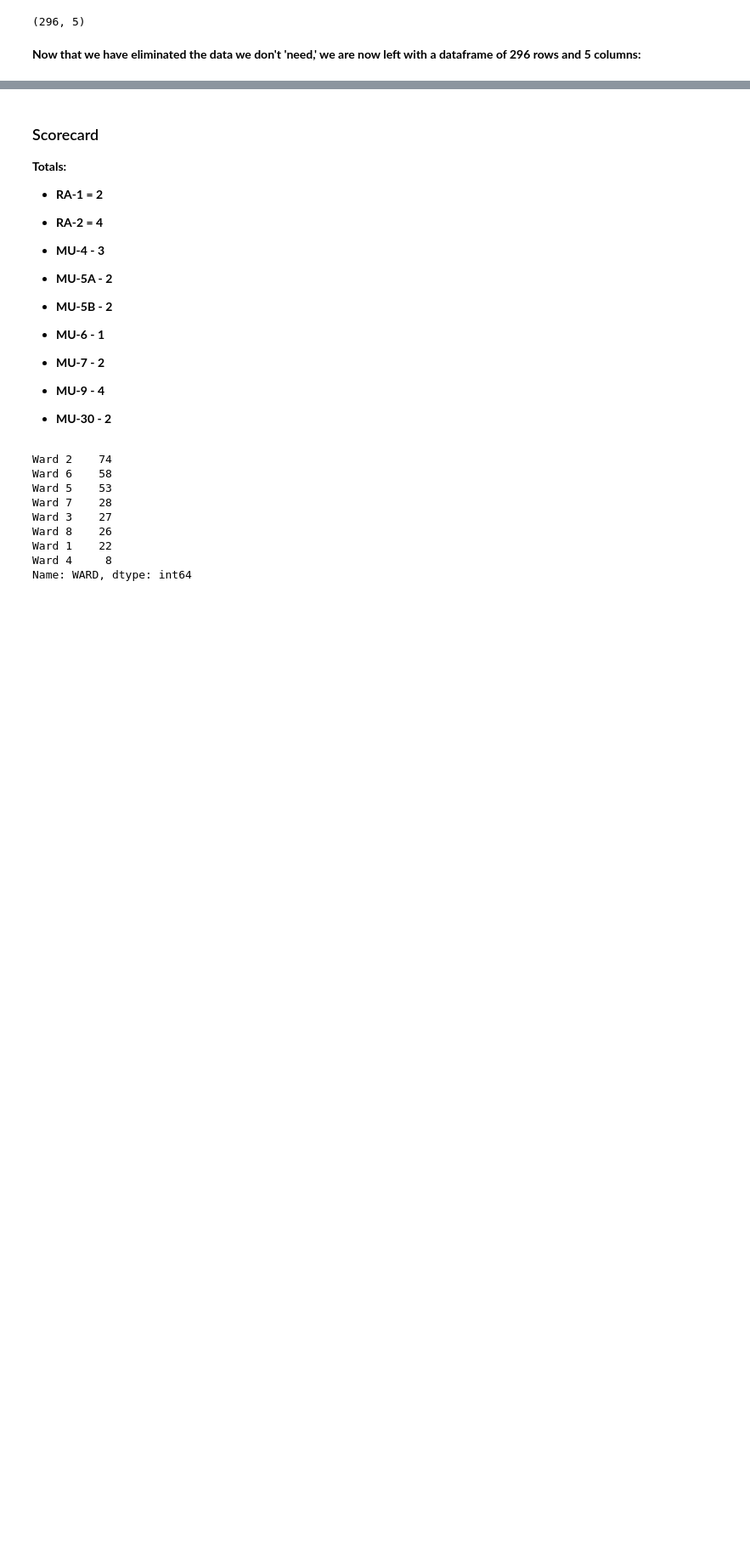
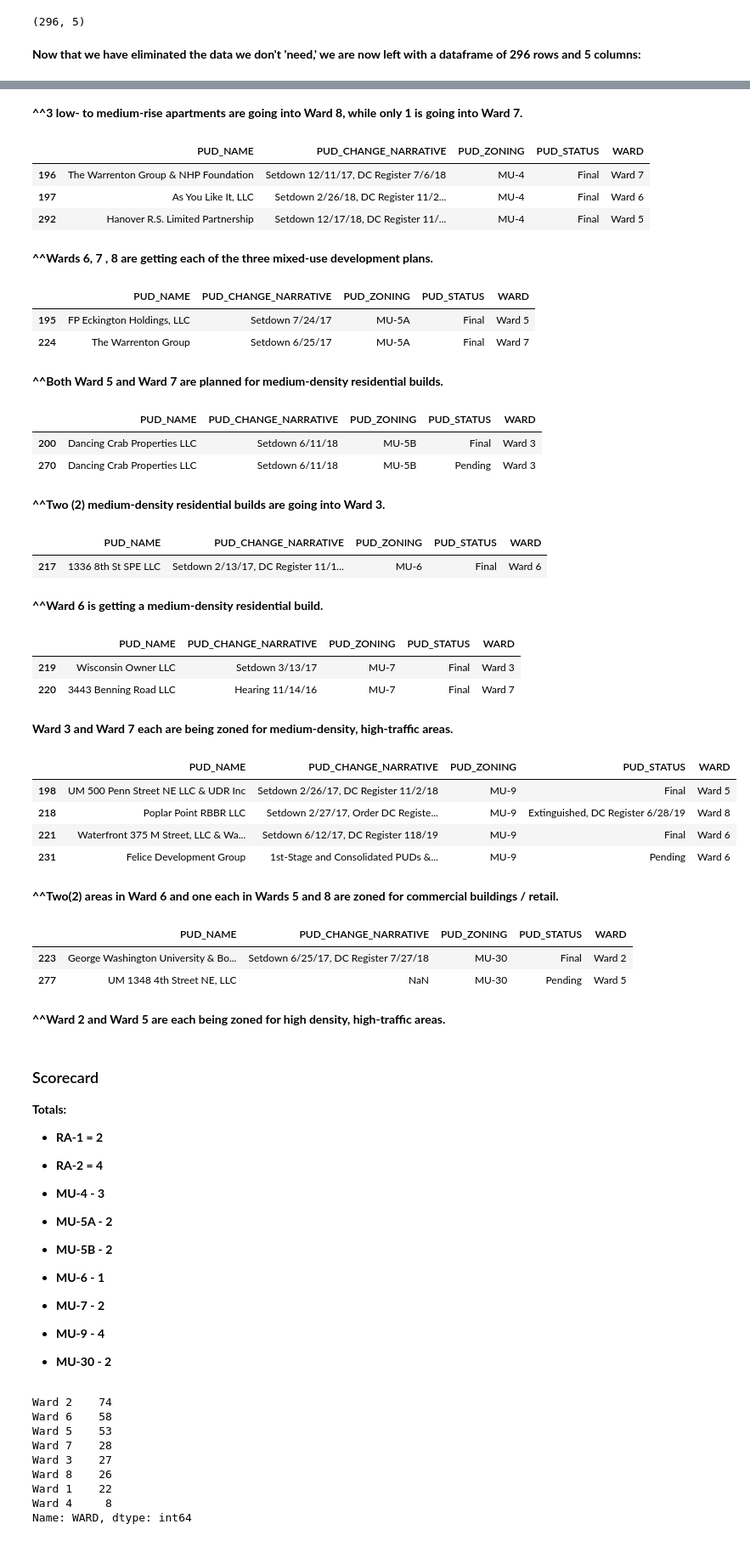
Before and after one commit to hud-capstone/hud-capstone.github.io, a Jupyter notebook: CAPSTONE_SCRATCHPAD.ipynb, the cells around one changed output, grey strips where cells are left out. Shown at 85% size. Drawn from its saved outputs; the diff is of its cells as text; code cells hidden in the pictures; blank space fills up the shorter version.

```diff
--- a/CAPSTONE_SCRATCHPAD.ipynb
+++ b/CAPSTONE_SCRATCHPAD.ipynb
@@ -2070,3 +2072,63 @@ Name: PUD_ZONING, dtype: int64
+# %% [markdown]
+**^^3 low- to medium-rise apartments are going into Ward 8, while only 1 is going into Ward 7.**
+# %%
+df1[df1['PUD_ZONING']=='MU-4']
+# %% [output]
+|  | PUD_NAME | PUD_CHANGE_NARRATIVE | PUD_ZONING | PUD_STATUS | WARD |
+| 196 | The Warrenton Group & NHP Foundation | Setdown 12/11/17, DC Register 7/6/18 | MU-4 | Final | Ward 7 |
+| 197 | As You Like It, LLC | Setdown 2/26/18, DC Register 11/2... | MU-4 | Final | Ward 6 |
+| 292 | Hanover R.S. Limited Partnership | Setdown 12/17/18, DC Register 11/... | MU-4 | Final | Ward 5 |
+# %% [markdown]
+**^^Wards 6, 7 , 8 are getting each of the three mixed-use development plans.**
+# %%
+df1[df1['PUD_ZONING']=='MU-5A']
+# %% [output]
+|  | PUD_NAME | PUD_CHANGE_NARRATIVE | PUD_ZONING | PUD_STATUS | WARD |
+| 195 | FP Eckington Holdings, LLC | Setdown 7/24/17 | MU-5A | Final | Ward 5 |
+| 224 | The Warrenton Group | Setdown 6/25/17 | MU-5A | Final | Ward 7 |
+# %% [markdown]
+**^^Both Ward 5 and Ward 7 are planned for medium-density residential builds.**
+# %%
+df1[df1['PUD_ZONING']=='MU-5B']
+# %% [output]
+|  | PUD_NAME | PUD_CHANGE_NARRATIVE | PUD_ZONING | PUD_STATUS | WARD |
+| 200 | Dancing Crab Properties LLC | Setdown 6/11/18 | MU-5B | Final | Ward 3 |
+| 270 | Dancing Crab Properties LLC | Setdown 6/11/18 | MU-5B | Pending | Ward 3 |
+# %% [markdown]
+**^^Two (2) medium-density residential builds are going into Ward 3.**
+# %%
+df1[df1['PUD_ZONING']=='MU-6']
+# %% [output]
+|  | PUD_NAME | PUD_CHANGE_NARRATIVE | PUD_ZONING | PUD_STATUS | WARD |
+| 217 | 1336 8th St SPE LLC | Setdown 2/13/17, DC Register 11/1... | MU-6 | Final | Ward 6 |
+# %% [markdown]
+**^^Ward 6 is getting a medium-density residential build.**
+# %%
+df1[df1['PUD_ZONING']=='MU-7']
+# %% [output]
+|  | PUD_NAME | PUD_CHANGE_NARRATIVE | PUD_ZONING | PUD_STATUS | WARD |
+| 219 | Wisconsin Owner LLC | Setdown 3/13/17 | MU-7 | Final | Ward 3 |
+| 220 | 3443 Benning Road LLC | Hearing 11/14/16 | MU-7 | Final | Ward 7 |
+# %% [markdown]
+**Ward 3 and Ward 7 each are being zoned for medium-density, high-traffic areas.**
+# %%
+df1[df1['PUD_ZONING']=='MU-9']
+# %% [output]
+|  | PUD_NAME | PUD_CHANGE_NARRATIVE | PUD_ZONING | PUD_STATUS | WARD |
+| 198 | UM 500 Penn Street NE LLC & UDR Inc | Setdown 2/26/17, DC Register 11/2/18 | MU-9 | Final | Ward 5 |
+| 218 | Poplar Point RBBR LLC | Setdown 2/27/17, Order DC Registe... | MU-9 | Extinguished, DC Register 6/28/19 | Ward 8 |
+| 221 | Waterfront 375 M Street, LLC & Wa... | Setdown 6/12/17, DC Register 118/19 | MU-9 | Final | Ward 6 |
+| 231 | Felice Development Group | 1st-Stage and Consolidated PUDs &... | MU-9 | Pending | Ward 6 |
+# %% [markdown]
+**^^Two(2) areas in Ward 6 and one each in Wards 5 and 8 are zoned for commercial buildings / retail.**
+# %%
+df1[df1['PUD_ZONING']=='MU-30']
+# %% [output]
+|  | PUD_NAME | PUD_CHANGE_NARRATIVE | PUD_ZONING | PUD_STATUS | WARD |
+| 223 | George Washington University & Bo... | Setdown 6/25/17, DC Register 7/27/18 | MU-30 | Final | Ward 2 |
+| 277 | UM 1348 4th Street NE, LLC | NaN | MU-30 | Pending | Ward 5 |
+# %% [markdown]
+**^^Ward 2 and Ward 5 are each being zoned for high density, high-traffic areas.**
 # %% [markdown]
 ### Scorecard
 
```
Also changed, not shown: parts of 20 cells of this notebook.
